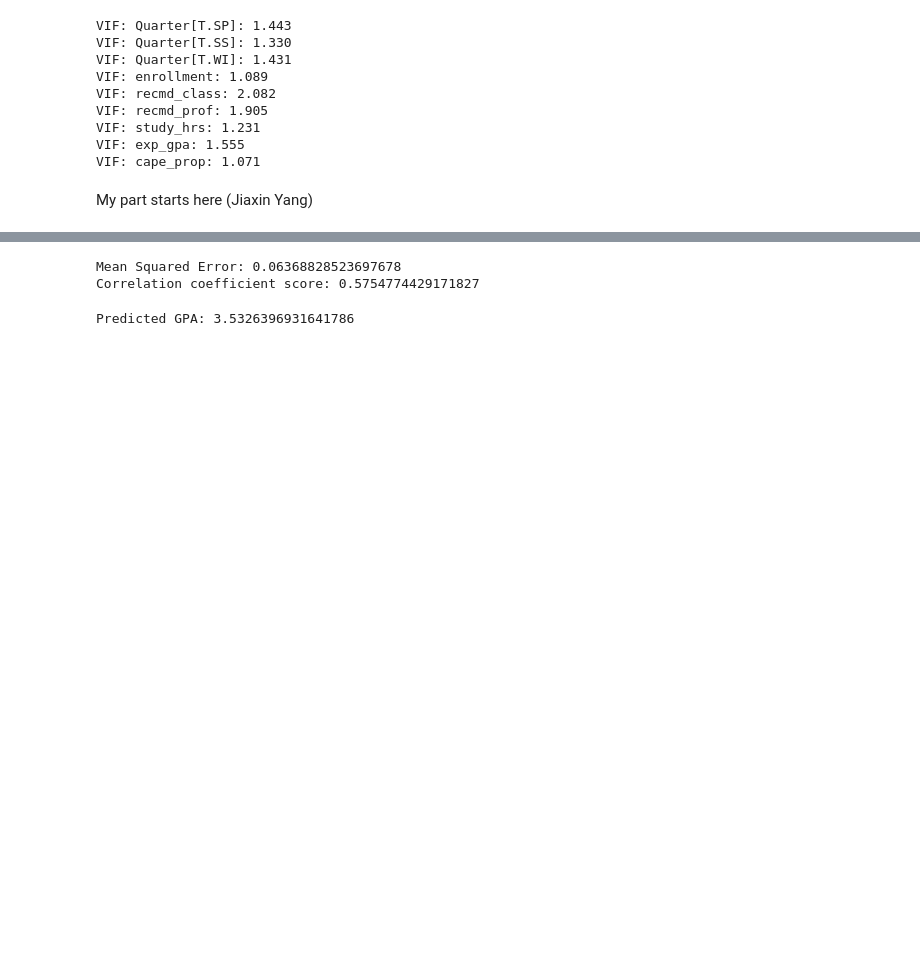
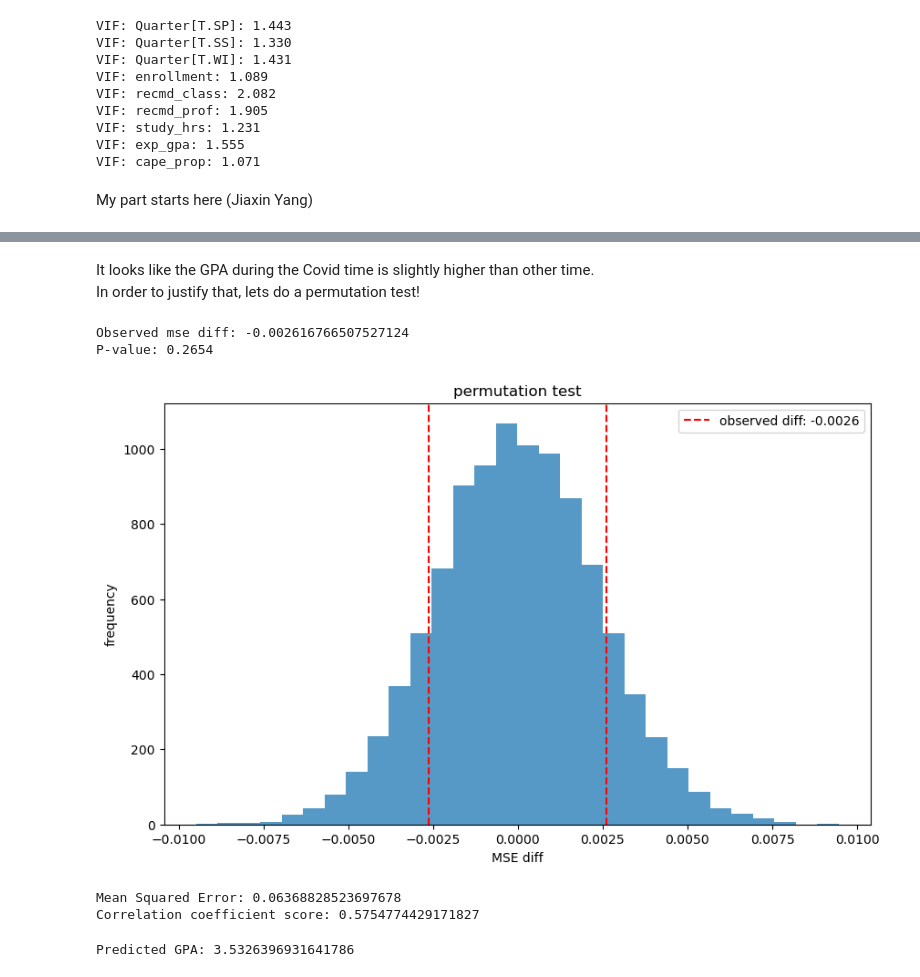
Before and after one commit to Yin-Y-M/Math-189-D12, a Jupyter notebook: Math 189 D12 Project.ipynb, the cells around one changed output, grey strips where cells are left out. Saved outputs shown, nothing was run; the diff lists cells and outputs as text; code cells hidden in the pictures; blank space fills up the shorter version.

```diff
--- a/Math 189 D12 Project.ipynb
+++ b/Math 189 D12 Project.ipynb
@@ -173,3 +182,47 @@ In total there are 125 departments
+# %% [markdown]
+It looks like the GPA during the Covid time is slightly higher than other time.
+In order to justify that, lets do a permutation test!
+# %%
+def mse_difference(data1, data2):
+    return np.mean((data1 - np.mean(data2)) ** 2) - np.mean((data2 - np.mean(data1)) ** 2)
+
+
+observed_mse_diff = mse_difference(df_covid['rec_gpa'], df[~df['Quarter_Year'].isin(df_covid['Quarter_Year'])]['rec_gpa'])
+
+combined_data = np.concatenate([df_covid['rec_gpa'], df[~df['Quarter_Year'].isin(df_covid['Quarter_Year'])]['rec_gpa']])
+
+num_permutations = 10000
+
+permuted_mse_diffs = np.zeros(num_permutations)
+
+for i in range(num_permutations):
+
+    permuted_data = np.random.permutation(combined_data)
+
+    permuted_sample1 = permuted_data[:len(df_covid)]
+    permuted_sample2 = permuted_data[len(df_covid):]
+
+    permuted_mse_diffs[i] = mse_difference(permuted_sample1, permuted_sample2)
+
+p_value = np.mean(np.abs(permuted_mse_diffs) >= np.abs(observed_mse_diff))
+
+# print(f'Observed mse diff: {observed_mse_diff}')
+print(f'P-value: {p_value}')
+
+
+plt.figure(figsize=(10, 6))
+plt.hist(permuted_mse_diffs, bins=30, alpha=0.75)
+plt.axvline(observed_mse_diff, color='red', linestyle='--', label=f'observed diff: {observed_mse_diff:.4f}')
+plt.axvline(-observed_mse_diff, color='red', linestyle='--')
+plt.title('permutation test')
+plt.xlabel('MSE diff')
+plt.ylabel('frequency')
+plt.legend()
+plt.show()
+# %% [output]
+Observed mse diff: -0.002616766507527124
+P-value: 0.2654
+[figure, added]
 # %%
 # Only take rows with more than 50% evaluating proportion
 # df = df_save.copy()
```
Also changed, not shown: parts of 9 cells of this notebook.
